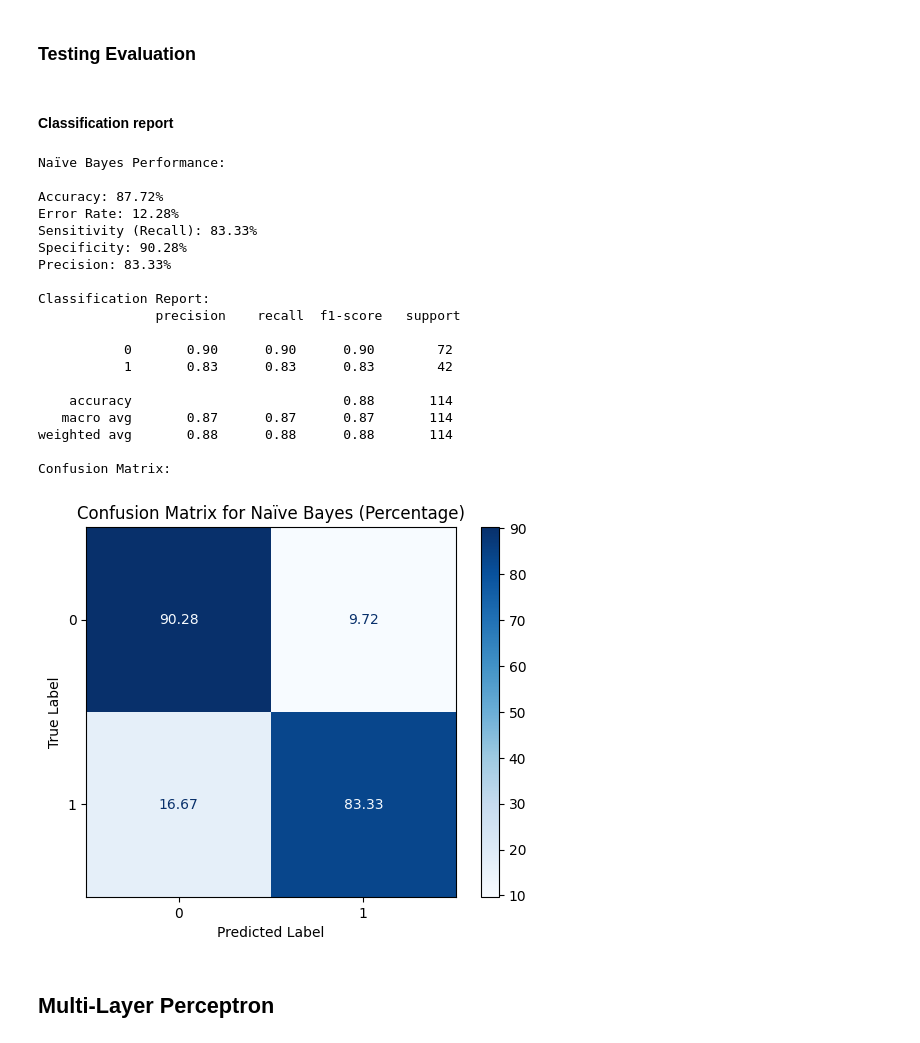
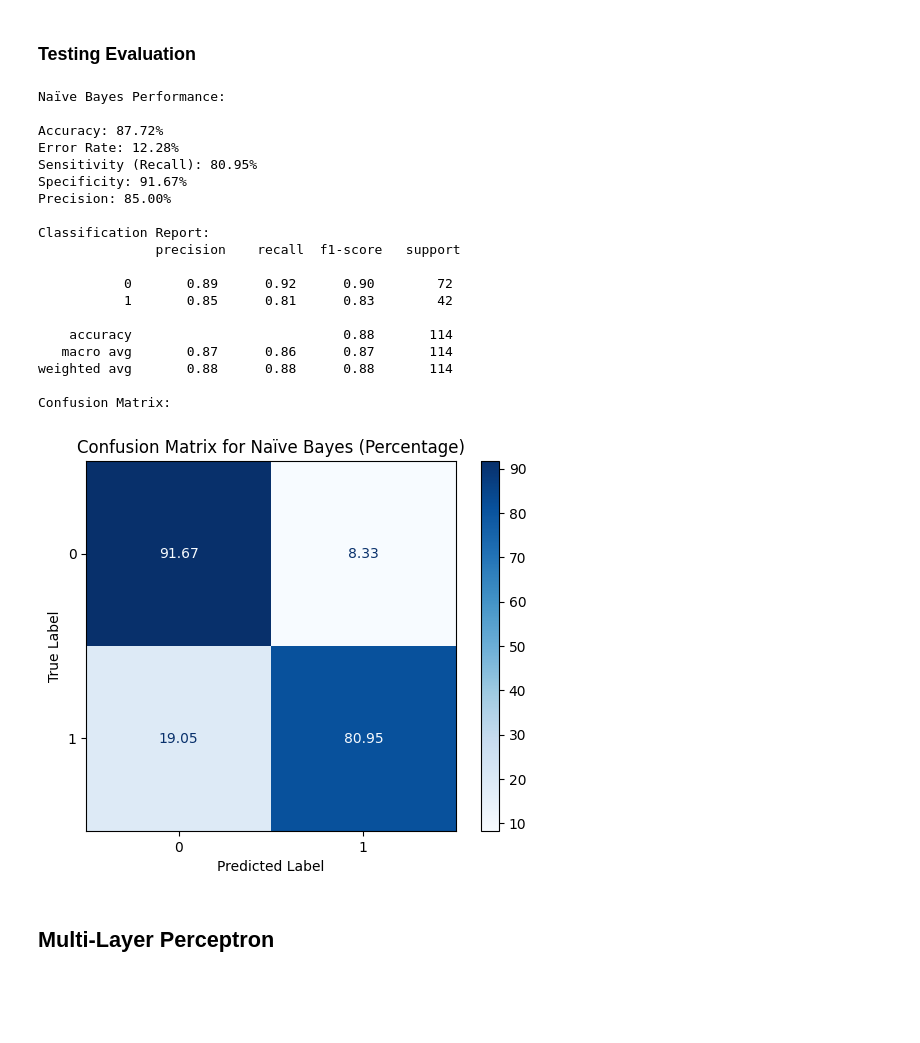
Before and after one commit to Malak0277/Breast-Cancer-Types-Prediction, a Jupyter notebook: Breast_Cancer_Model_Development_2.ipynb, the cells around one changed output. Cells and saved outputs as stored; diff of their text form; code cells hidden in the pictures; blank space fills up the shorter version.

```diff
--- a/Breast_Cancer_Model_Development_2.ipynb
+++ b/Breast_Cancer_Model_Development_2.ipynb
@@ -69,8 +69,6 @@ def evaluate_model(y_true, y_pred, model_name):
     plt.xlabel("Predicted Label")
     plt.ylabel("True Label")
     plt.show()
-
-    return
 # %% [markdown]
 ### Function to plot hyperparameters vs accuracy
 # %%
@@ -601,32 +525,30 @@ Confusion Matrix:
 [figure]
 # %% [markdown]
 ### Testing Evaluation
-# %% [markdown]
-#### Classification report
 # %%
-y_test_pred_nb = best_nb_model.predict(X_test)
+y_test_pred_nb = nb_model.predict(X_test)
 evaluate_model(y_test, y_test_pred_nb, "Naïve Bayes")
 # %% [output]
 Naïve Bayes Performance:
 
 Accuracy: 87.72%
 Error Rate: 12.28%
-Sensitivity (Recall): 83.33%
-Specificity: 90.28%
-Precision: 83.33%
+Sensitivity (Recall): 80.95%
+Specificity: 91.67%
+Precision: 85.00%
 
 Classification Report:
                precision    recall  f1-score   support
 
-           0       0.90      0.90      0.90        72
-           1       0.83      0.83      0.83        42
+           0       0.89      0.92      0.90        72
+           1       0.85      0.81      0.83        42
 
     accuracy                           0.88       114
-   macro avg       0.87      0.87      0.87       114
+   macro avg       0.87      0.86      0.87       114
 weighted avg       0.88      0.88      0.88       114
 
 Confusion Matrix:
-[figure, old version]
+[figure, new version]
 # %% [markdown]
 ## Multi‐Layer Perceptron
 # %% [markdown]
```
Also changed, not shown: parts of 51 cells of this notebook.
